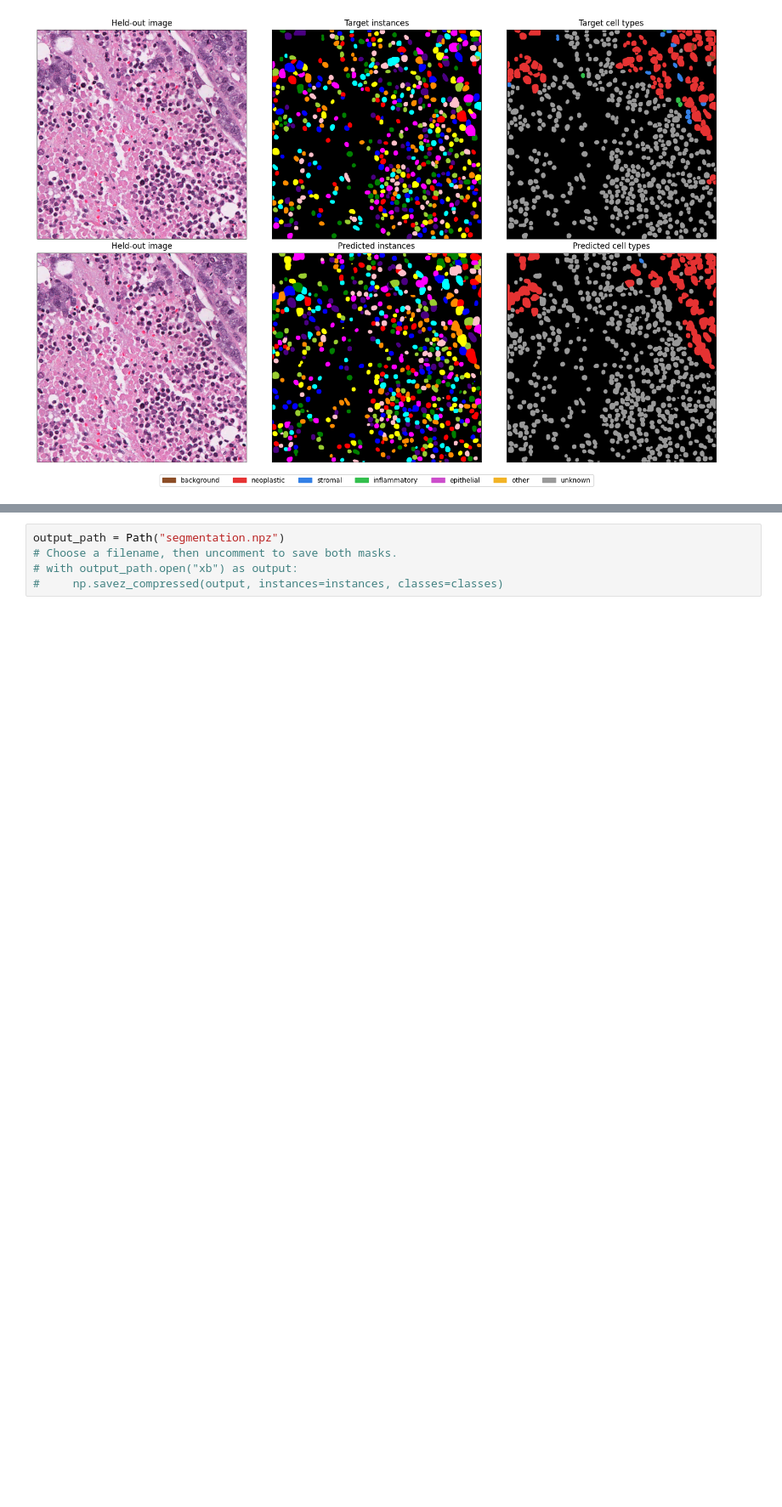
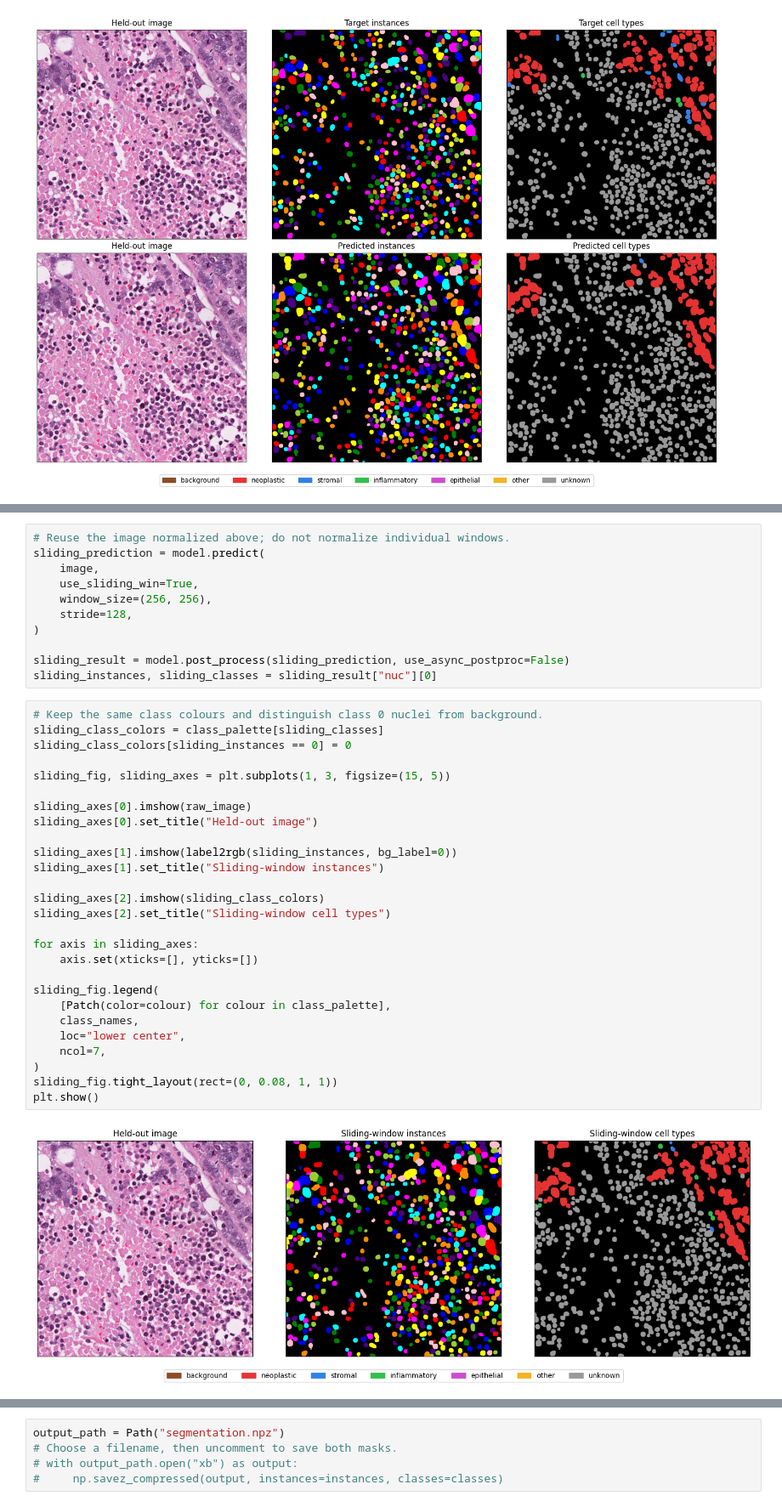
Before and after one commit to okunator/cellseg_models.pytorch, a Jupyter notebook: docs/tutorials/inference.ipynb, the cells around one changed output, grey strips where cells are left out. Shown at 85% size. Drawn from its saved outputs; the diff is of its cells as text; blank space fills up the shorter version.

Commit message:
docs(inference): demonstrate sliding windows in the notebook

```diff
--- a/docs/tutorials/inference.ipynb
+++ b/docs/tutorials/inference.ipynb
@@ -165,3 +175,43 @@ plt.show()
+# %%
+# Reuse the image normalized above; do not normalize individual windows.
+sliding_prediction = model.predict(
+    image,
+    use_sliding_win=True,
+    window_size=(256, 256),
+    stride=128,
+)
+
+sliding_result = model.post_process(sliding_prediction, use_async_postproc=False)
+sliding_instances, sliding_classes = sliding_result["nuc"][0]
+# %%
+# Keep the same class colours and distinguish class 0 nuclei from background.
+sliding_class_colors = class_palette[sliding_classes]
+sliding_class_colors[sliding_instances == 0] = 0
+
+sliding_fig, sliding_axes = plt.subplots(1, 3, figsize=(15, 5))
+
+sliding_axes[0].imshow(raw_image)
+sliding_axes[0].set_title("Held-out image")
+
+sliding_axes[1].imshow(label2rgb(sliding_instances, bg_label=0))
+sliding_axes[1].set_title("Sliding-window instances")
+
+sliding_axes[2].imshow(sliding_class_colors)
+sliding_axes[2].set_title("Sliding-window cell types")
+
+for axis in sliding_axes:
+    axis.set(xticks=[], yticks=[])
+
+sliding_fig.legend(
+    [Patch(color=colour) for colour in class_palette],
+    class_names,
+    loc="lower center",
+    ncol=7,
+)
+sliding_fig.tight_layout(rect=(0, 0.08, 1, 1))
+plt.show()
+# %% [output]
+[figure, added]
 # %% [markdown]
 ## Save the masks
 
```
Also changed, not shown: parts of 2 cells of this notebook, 2 other files.
